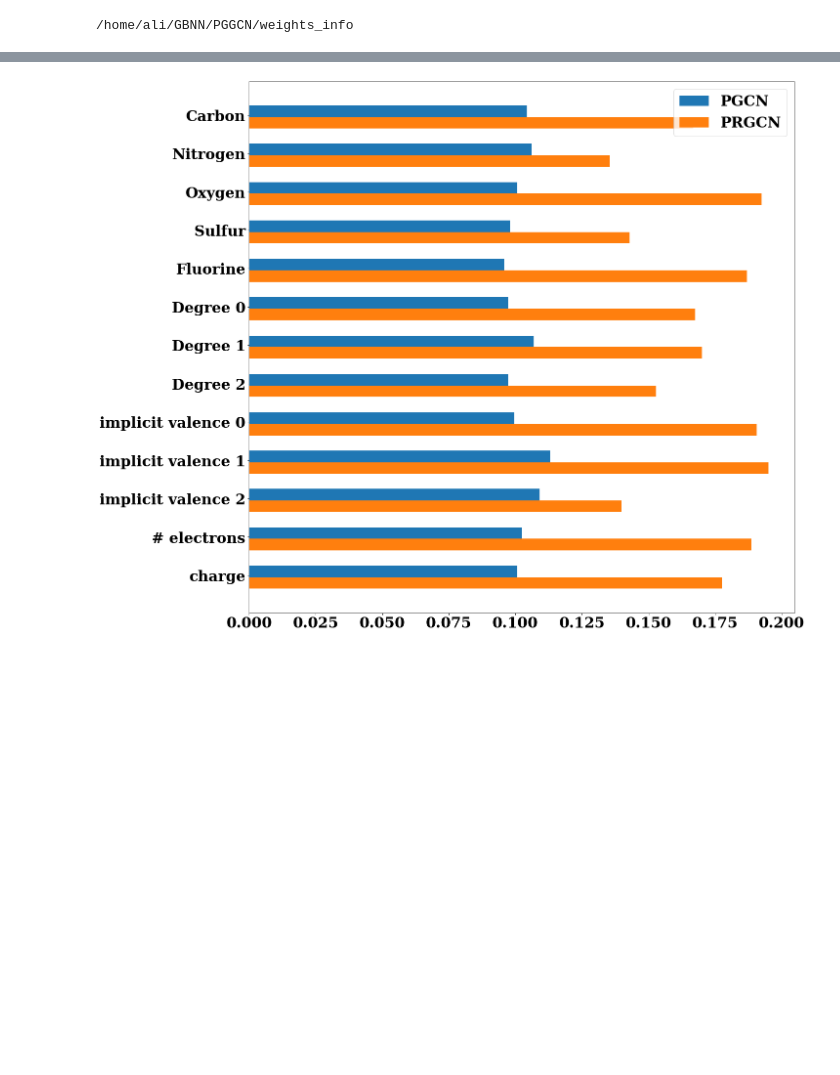
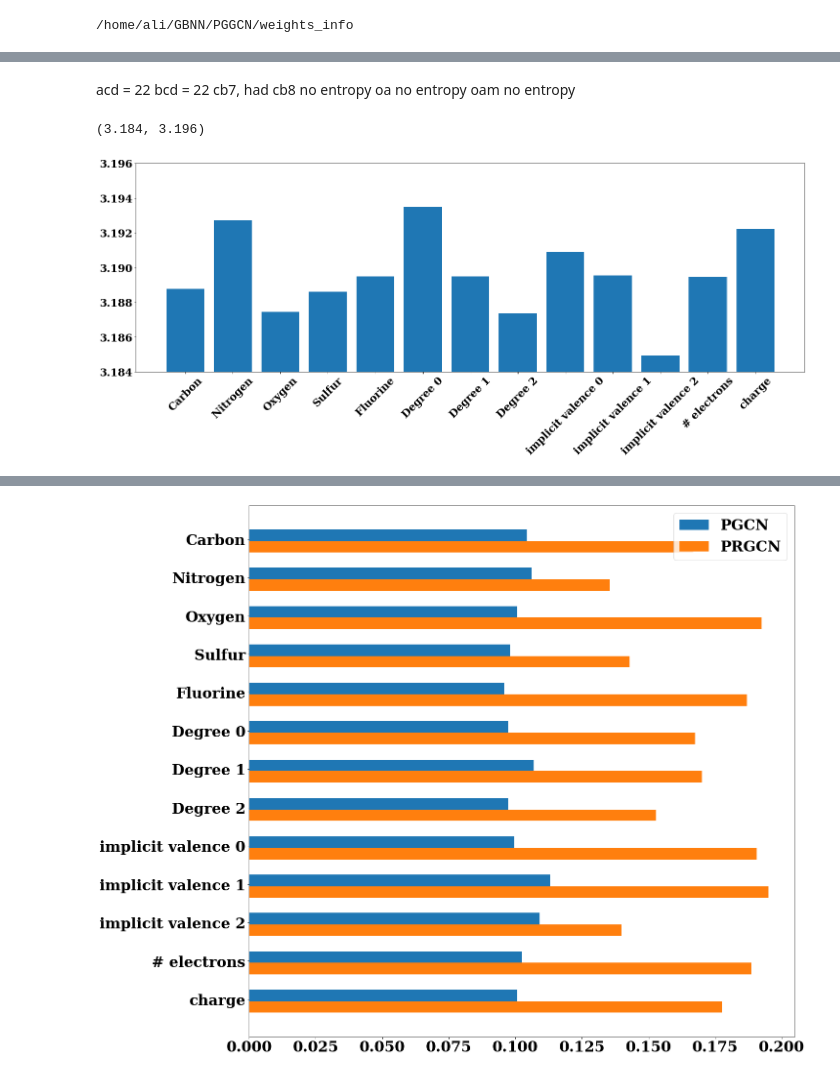
Before and after one commit to aicam/GBNN, a Jupyter notebook: Notebooks/Entropy/Weight Comparison.ipynb, the cells around one changed output, grey strips where cells are left out. Drawn from its saved outputs; the diff is of its cells as text; code cells hidden in the pictures; blank space fills up the shorter version.

```diff
--- a/Notebooks/Entropy/Weight Comparison.ipynb
+++ b/Notebooks/Entropy/Weight Comparison.ipynb
@@ -90,0 +102,23 @@ plt.show()
+# %% [markdown]
+acd = 22
+bcd = 22
+cb7, had
+cb8 no entropy
+oa no entropy
+oam no entropy
+# %%
+indices = [0, 1, 2, 3, 4, 6, 7, 8, 10, 11, 12, 18, 19]
+feature_dict = {indices[i]: features[i] for i in range(len(indices))}
+vals = {0: 3.18877, 1:3.19272, 2:3.18746, 3:3.18861, 4:3.18948, 6:3.19349, 7:3.18948, 8:3.18737, 10:3.1909, 11:3.18954, 12: 3.18494, 18: 3.18945, 19:3.19223}
+fig, ax = plt.subplots(figsize =(25, 8))
+font = {'family' : 'serif',
+        'weight' : 'bold',
+        'size'   : 22}
+matplotlib.rc('font', **font)
+
+ax.bar(features, vals.values())
+ax.set_xticklabels(features, rotation=45)
+ax.set_ylim([3.184, 3.196])
+# %% [output]
+(3.184, 3.196)
+[figure, added]
```
Also changed, not shown: parts of 6 cells of this notebook, 14 other files.
